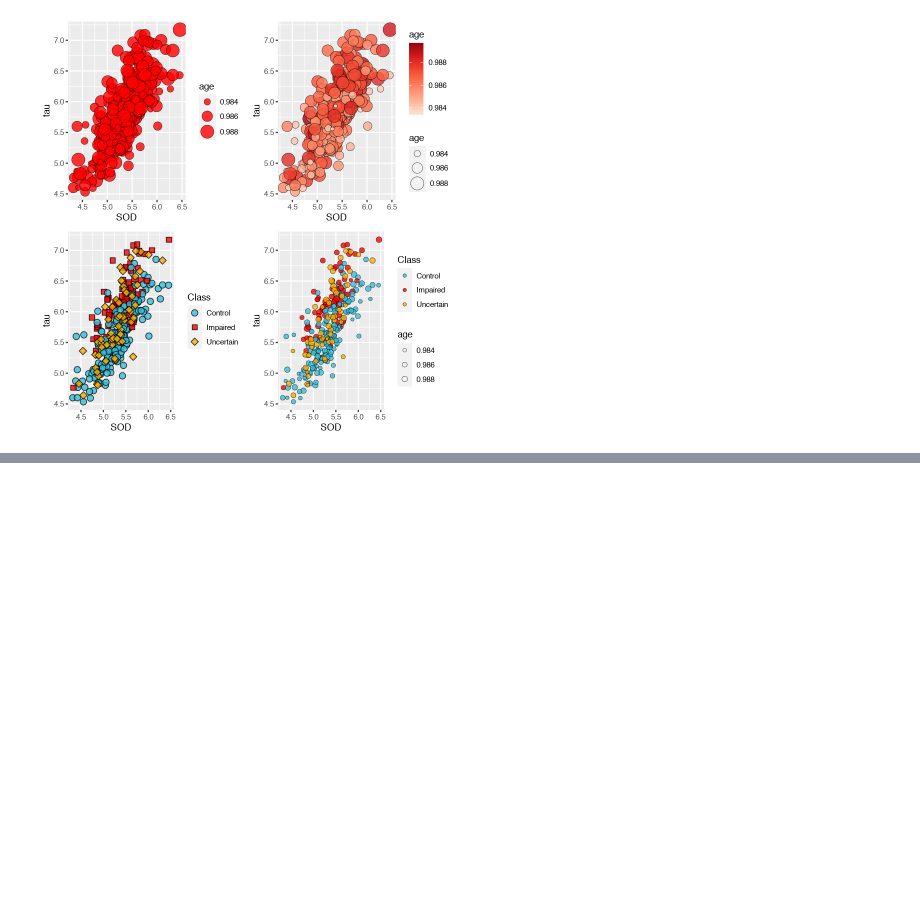
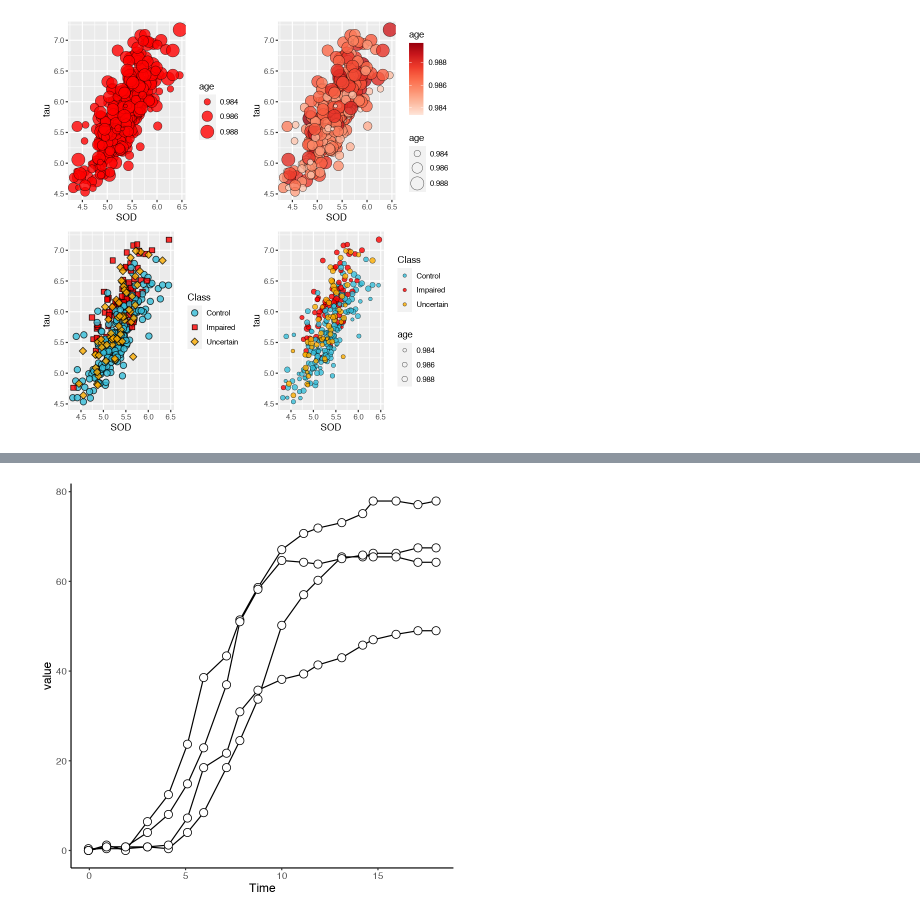
Before and after one commit to peiwang27/R, a Jupyter notebook: R语言数据可视化.ipynb, the cells around one changed output, grey strips where cells are left out. Drawn from its saved outputs; the diff is of its cells as text; code cells hidden in the pictures; blank space fills up the shorter version.

```diff
--- a/R语言数据可视化.ipynb
+++ b/R语言数据可视化.ipynb
@@ -78,0 +71,4 @@ grid.arrange(p1, p2, p3, p4, nrow=2, ncol=2)
+# %%
+df <- read.csv('./datasets/MappingAnalysis_Data.csv', header=T)
+head(df)
+summary(df)
@@ -78,0 +92,14 @@ grid.arrange(p1, p2, p3, p4, nrow=2, ncol=2)
+# %%
+# 位置+方向
+p1 <- ggplot(data=df, aes(x=Time, y=value, group=variable)) +
+    geom_line() +
+    geom_point(shape=21, size=4, color='black', fill='white') +
+    theme_classic() +
+    theme(
+        text=element_text(size=14,color="black"),
+        plot.title=element_text(size=14,family="myfont",face="bold.italic",hjust=.5,color="black"),
+        legend.background = element_blank(),
+        legend.position=c(0.2,0.8))
+grid.arrange(p1, nrow=1, ncol=1)
+# %% [output]
+[figure, added]
```
Also changed, not shown: parts of 4 cells of this notebook.
